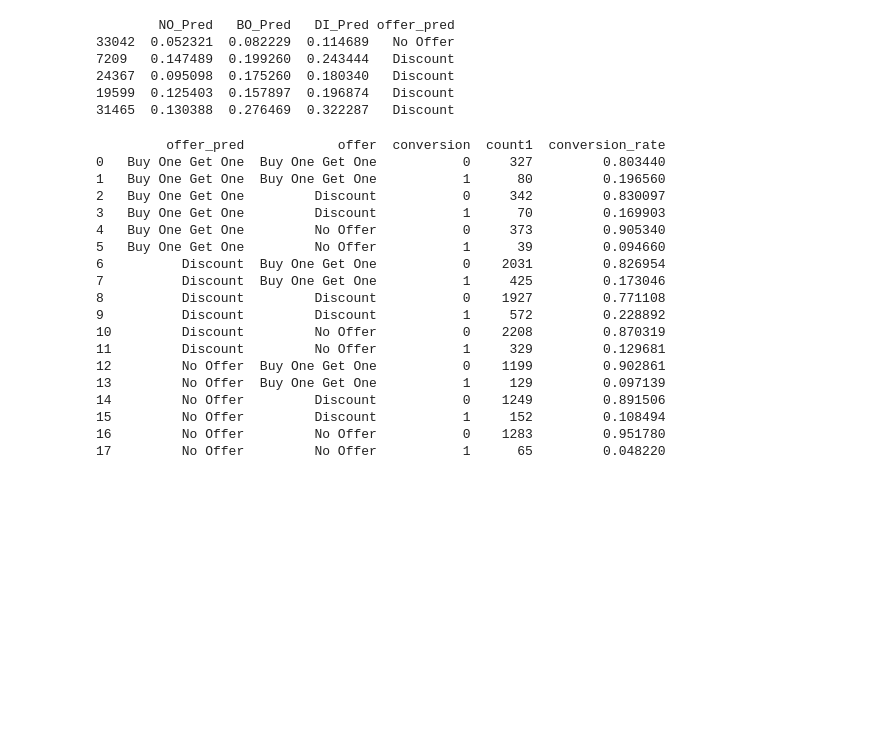
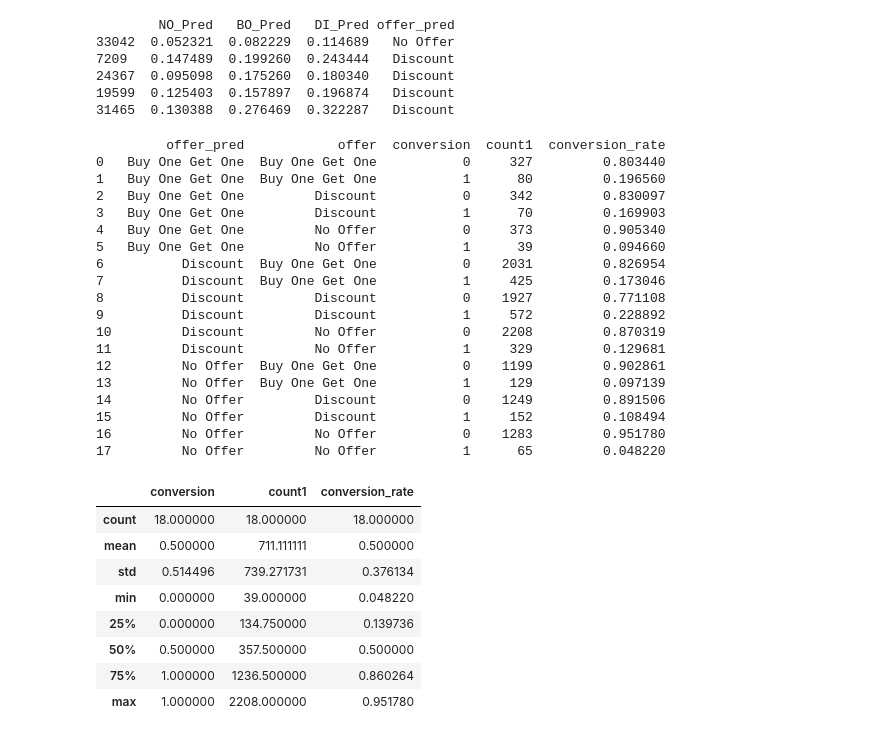
Before and after one commit to chivalrousmasses/__pycache_, a Jupyter notebook: 电商营销活动分析/business_analyse.ipynb, the cells around one changed output. Drawn from its saved outputs; the diff is of its cells as text; code cells hidden in the pictures; blank space fills up the shorter version.

Commit message:
Marketing Promotion Uplift Modeling

```diff
--- a/电商营销活动分析/business_analyse.ipynb
+++ b/电商营销活动分析/business_analyse.ipynb
@@ -223,12 +223,13 @@ print("\n模型训练完成！")
 # %% [output]
 模型训练完成！
 # %%
-test_x=test_data.drop(columns=['offer','conversion'])
-test_data['NO_Pred'] = model_NO.predict_proba(test_x)[:, 1]  # 获取预测为1的概率
-test_data['BO_Pred'] = model_BO.predict_proba(test_x)[:, 1]
-test_data['DI_Pred'] = model_DI.predict_proba(test_x)[:, 1]
+test_datalogic = test_data.copy()  # 创建一个副本用于逻辑回归预测
+test_x=test_datalogic.drop(columns=['offer','conversion'])
+test_datalogic['NO_Pred'] = model_NO.predict_proba(test_x)[:, 1]  # 获取预测为1的概率
+test_datalogic['BO_Pred'] = model_BO.predict_proba(test_x)[:, 1]
+test_datalogic['DI_Pred'] = model_DI.predict_proba(test_x)[:, 1]
 print("\n预测完成！")
-print(test_data.head())
+print(test_datalogic.head())
 # %% [output]
 预测完成！
         recency   history  used_discount  used_bogo  zip_code  is_referral  \
@@ -256,8 +257,8 @@ def classify_user(row):
         return 'Discount'
 
 # axis=1 表示按行处理
-test_data['offer_pred'] = test_data.apply(classify_user, axis=1)
-print(test_data[['NO_Pred', 'BO_Pred', 'DI_Pred', 'offer_pred']].head())
+test_datalogic['offer_pred'] = test_datalogic.apply(classify_user, axis=1)
+print(test_datalogic[['NO_Pred', 'BO_Pred', 'DI_Pred', 'offer_pred']].head())
 # %% [output]
         NO_Pred   BO_Pred   DI_Pred offer_pred
 33042  0.052321  0.082229  0.114689   No Offer
@@ -266,29 +267,38 @@ print(test_data[['NO_Pred', 'BO_Pred', 'DI_Pred', 'offer_pred']].head())
 19599  0.125403  0.157897  0.196874   Discount
 31465  0.130388  0.276469  0.322287   Discount
 # %%
-pred_result=test_data.groupby(['offer_pred','offer','conversion']).size().reset_index()  #分组统计预测效果
+pred_result=test_datalogic.groupby(['offer_pred','offer','conversion']).size().reset_index()  #分组统计预测效果
 pred_result.columns=['offer_pred','offer','conversion','count1']  #重命名列名
 pred_result['conversion_rate']=pred_result['count1']/pred_result.groupby(['offer_pred','offer'])['count1'].transform('sum')  #计算每个活动类型的转化率
 print(pred_result)
 # %% [output]
          offer_pred            offer  conversion  count1  conversion_rate
 0   Buy One Get One  Buy One Get One           0     327         0.803440
 1   Buy One Get One  Buy One Get One           1      80         0.196560
 2   Buy One Get One         Discount           0     342         0.830097
 3   Buy One Get One         Discount           1      70         0.169903
 4   Buy One Get One         No Offer           0     373         0.905340
 5   Buy One Get One         No Offer           1      39         0.094660
 6          Discount  Buy One Get One           0    2031         0.826954
 7          Discount  Buy One Get One           1     425         0.173046
 8          Discount         Discount           0    1927         0.771108
 9          Discount         Discount           1     572         0.228892
 10         Discount         No Offer           0    2208         0.870319
 11         Discount         No Offer           1     329         0.129681
 12         No Offer  Buy One Get One           0    1199         0.902861
 13         No Offer  Buy One Get One           1     129         0.097139
 14         No Offer         Discount           0    1249         0.891506
 15         No Offer         Discount           1     152         0.108494
 16         No Offer         No Offer           0    1283         0.951780
 17         No Offer         No Offer           1      65         0.048220
+|  | conversion | count1 | conversion_rate |
+| count | 18.000000 | 18.000000 | 18.000000 |
+| mean | 0.500000 | 711.111111 | 0.500000 |
+| std | 0.514496 | 739.271731 | 0.376134 |
+| min | 0.000000 | 39.000000 | 0.048220 |
+| 25% | 0.000000 | 134.750000 | 0.139736 |
+| 50% | 0.500000 | 357.500000 | 0.500000 |
+| 75% | 1.000000 | 1236.500000 | 0.860264 |
+| max | 1.000000 | 2208.000000 | 0.951780 |
 # %%
 result_pred=pred_result[pred_result['conversion']==True]
```
Also changed, not shown: parts of 9 cells of this notebook.
